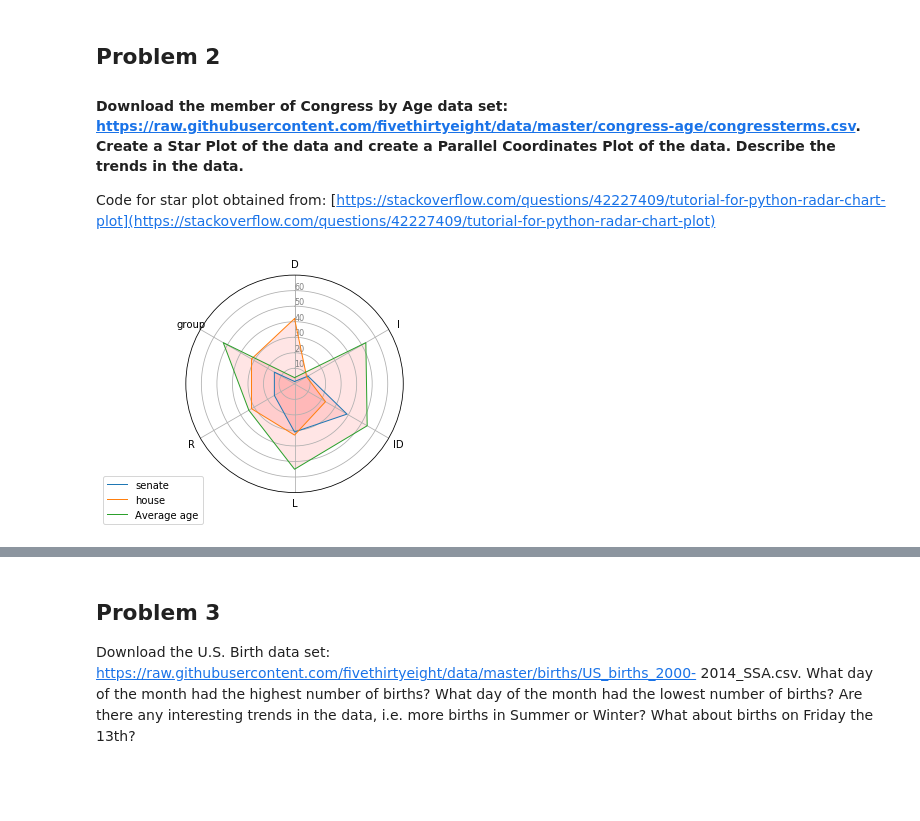
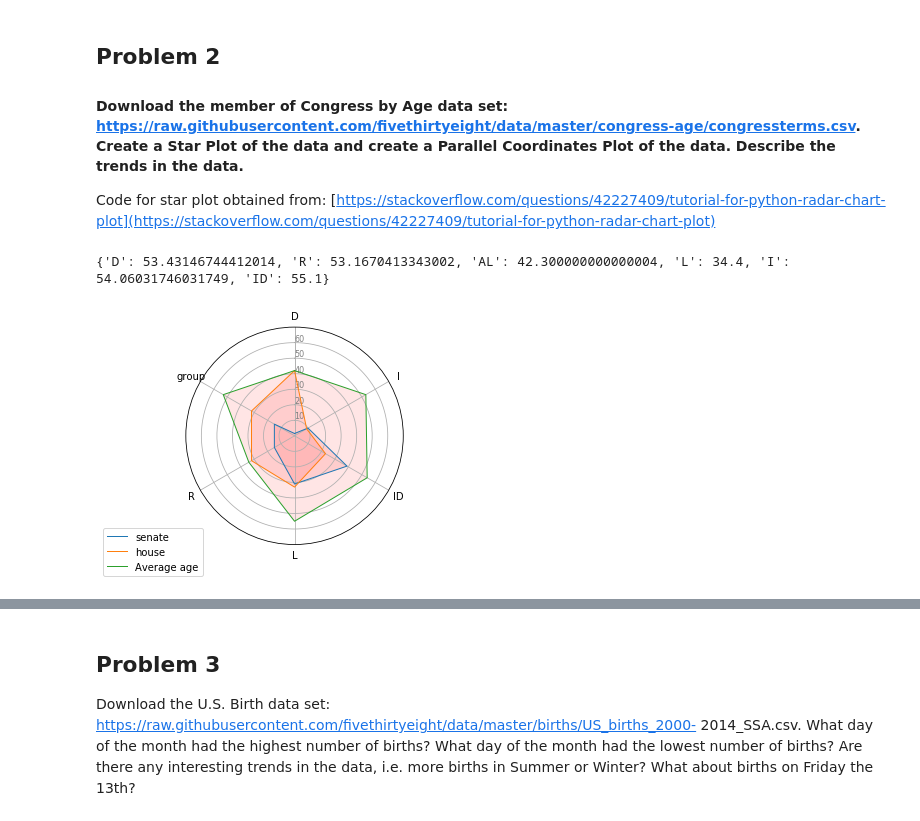
Before and after one commit to jesuszarate/VisForScientificData, a Jupyter notebook: Assignment1/Assignment1.ipynb, the cells around one changed output, grey strips where cells are left out. Cells and saved outputs as stored; diff of their text form; code cells hidden in the pictures; blank space fills up the shorter version.

```diff
--- a/Assignment1/Assignment1.ipynb
+++ b/Assignment1/Assignment1.ipynb
@@ -128,12 +128,10 @@ for d in data.iterrows():
     p[party][1] += 1
 
 # Compute average age
-# for k, val in p.items():
 avg_age = {}
-# Compute average age
 for k, val in p.items():
     avg[k] = val[0] / val[1]
-avg
+print(avg)
 
 incumbent = {}
 for d in data.iterrows():
@@ -142,11 +140,13 @@ for d in data.iterrows():
     if party not in incumbent:
         incumbent[party] = {'Yes':0, 'No':0}
     incumbent[party][d['incumbent']] += 1
+# %% [output]
+{'D': 53.43146744412014, 'R': 53.1670413343002, 'AL': 42.300000000000004, 'L': 34.4, 'I': 54.06031746031749, 'ID': 55.1}
 # %%
 group = ['senate','house','Average age']
 df = pd.DataFrame({
 'group': group,
-'AL': [ 1.5, 42, 4],
+'AL': [ 1.5, 42, 42],
 'D': [ 10, 9, 53],
 'I': [ 39, 23, 54],
 'ID': [ 31, 33, 55],
@@ -162,39 +162,39 @@ N = len(categories)
 
 
 # What will be the angle of each axis in the plot? (we divide the plot / number of variable)
-angles = [n / float(N) * 2 * pi for n in range(N)]
-angles += angles[:1]
+# angles = [n / float(N) * 2 * pi for n in range(N)]
+# angles += angles[:1]
 
 
 # Initialise the spider plot
 ax = plt.subplot(111, polar=True)
 
 # # If you want the first axis to be on top:
 ax.set_theta_offset(pi / 2)
 ax.set_theta_direction(-1)
 
 # # Draw one axe per variable + add labels labels yet
 plt.xticks(angles, categories)
 
 # Draw ylabels
 ax.set_rlabel_position(0)
 plt.yticks([10,20,30,40,50,60], ["10","20","30","40","50","60"], color="grey", size=8)
 plt.ylim(0,70)
 
 # ------- PART 2: Add plots
 for i in range(0, 3):
     values=df.loc[i].drop('group').values.flatten().tolist()
     values += values[:1]
     ax.plot(angles, values, linewidth=1, linestyle='solid', label=group[i])
     ax.fill(angles, values, 'r', alpha=0.1)
 
 
 # # Add legend
 plt.legend(loc='upper right', bbox_to_anchor=(0.1, 0.1))
 
 plt.show()
 # %% [output]
-[figure, old version]
+[figure, new version]
 # %%
 from pandas.plotting import parallel_coordinates
 
```
Also changed, not shown: parts of 5 cells of this notebook.
